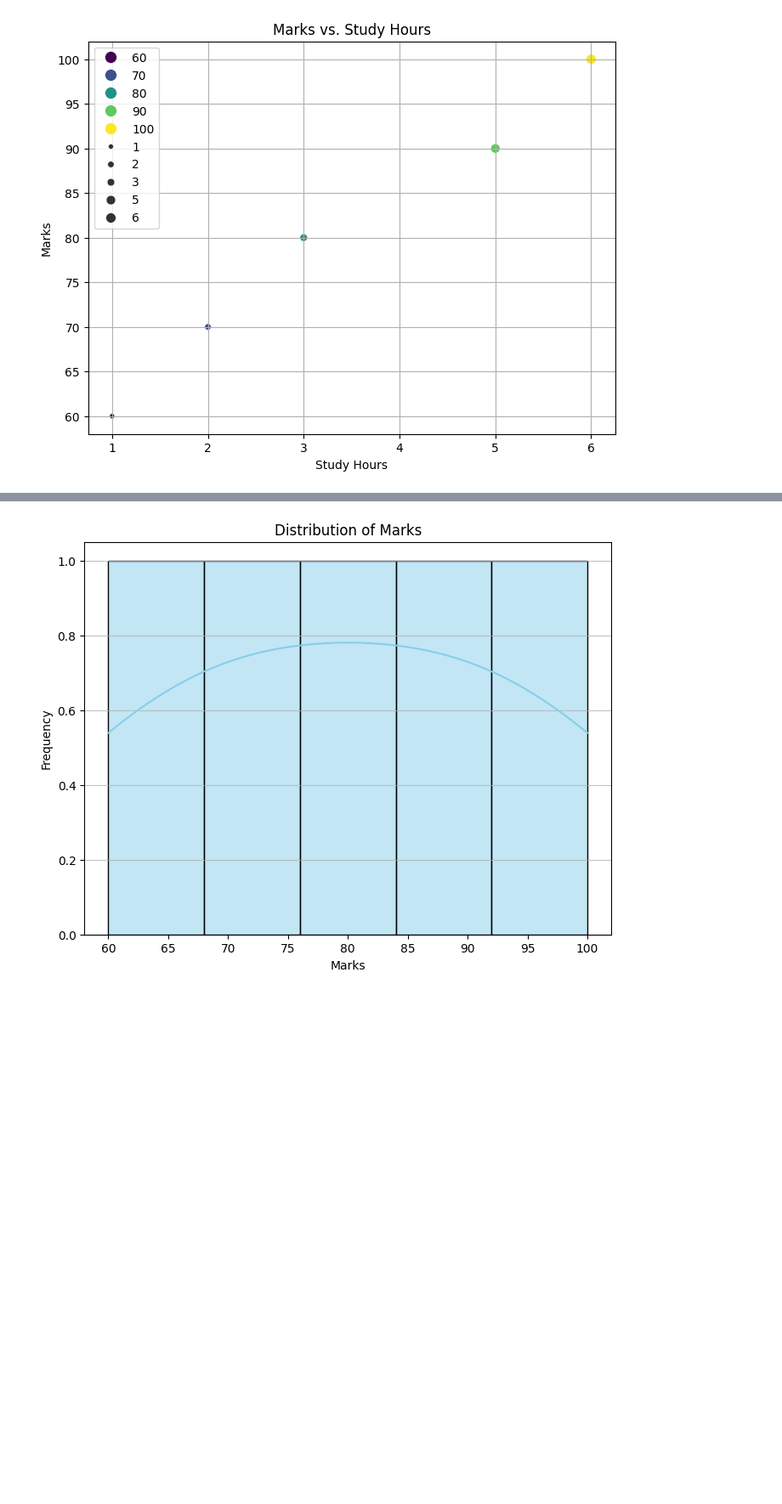
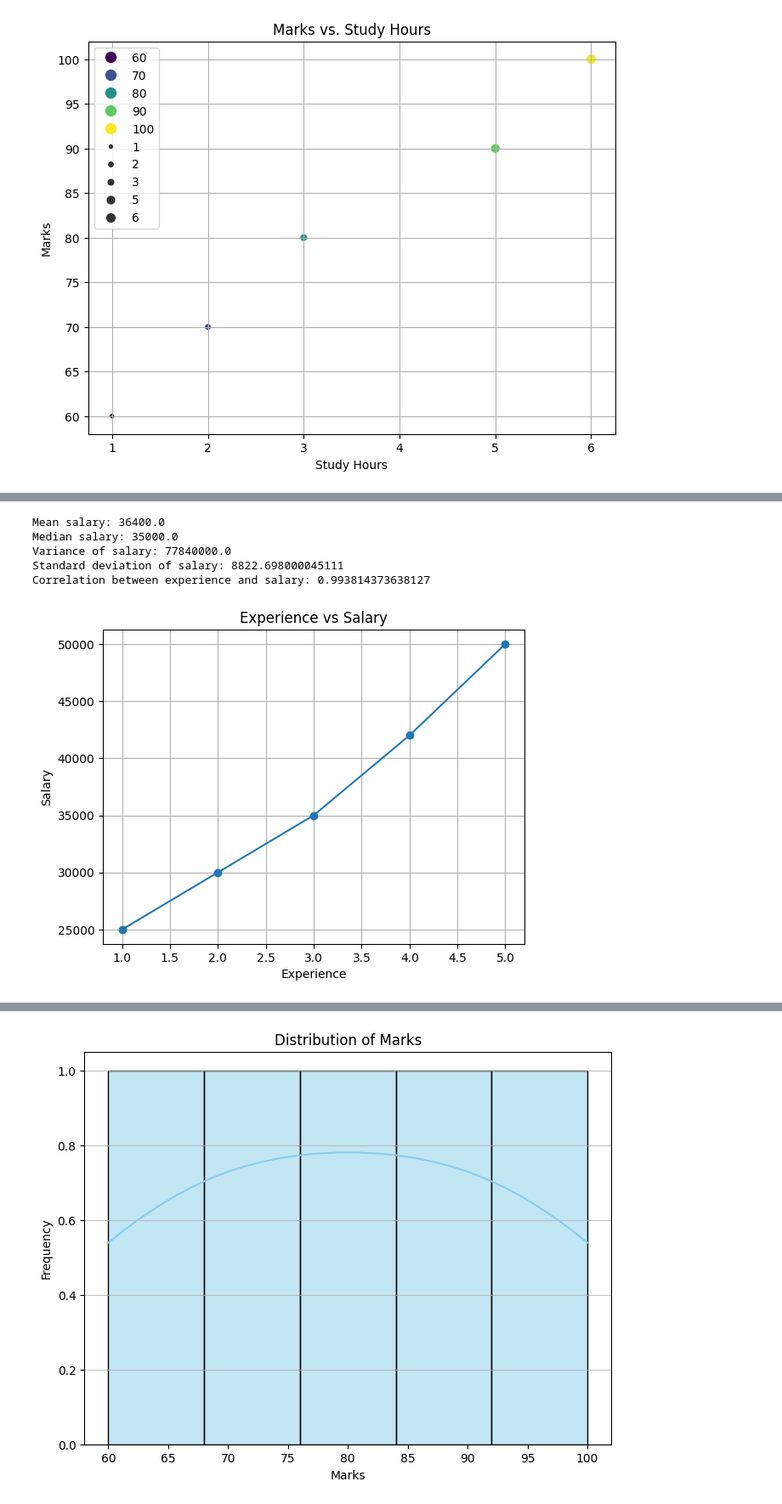
Before and after one commit to AmruthaBS282004/DATA-ANALYTICS, a Jupyter notebook: Python.ipynb, the cells around one changed output, grey strips where cells are left out. Shown at 85% size. Drawn from its saved outputs; the diff is of its cells as text; code cells hidden in the pictures; blank space fills up the shorter version.

```diff
--- a/Python.ipynb
+++ b/Python.ipynb
@@ -30,0 +84,27 @@ plt.show()
+# %%
+import pandas as pd
+import numpy as np
+import matplotlib.pyplot as plt
+
+experience = [1, 2, 3, 4, 5]
+salary = [25000, 30000, 35000, 42000, 50000]
+
+print("Mean salary:", np.mean(salary))
+print("Median salary:", np.median(salary))
+print("Variance of salary:", np.var(salary))
+print("Standard deviation of salary:", np.std(salary))
+print("Correlation between experience and salary:", np.corrcoef(experience, salary)[0,1])
+
+plt.plot(experience, salary, marker='o')
+plt.title("Experience vs Salary")
+plt.xlabel("Experience")
+plt.ylabel("Salary")
+plt.grid(True)
+plt.show()
+# %% [output]
+Mean salary: 36400.0
+Median salary: 35000.0
+Variance of salary: 77840000.0
+Standard deviation of salary: 8822.698000045111
+Correlation between experience and salary: 0.993814373638127
+[figure, added]
```
Also changed, not shown: parts of 4 cells of this notebook.
